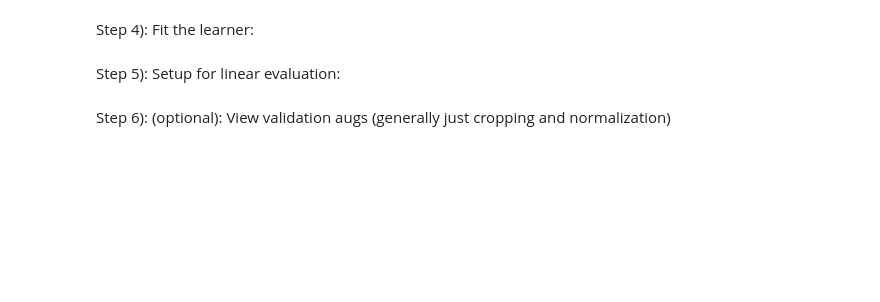
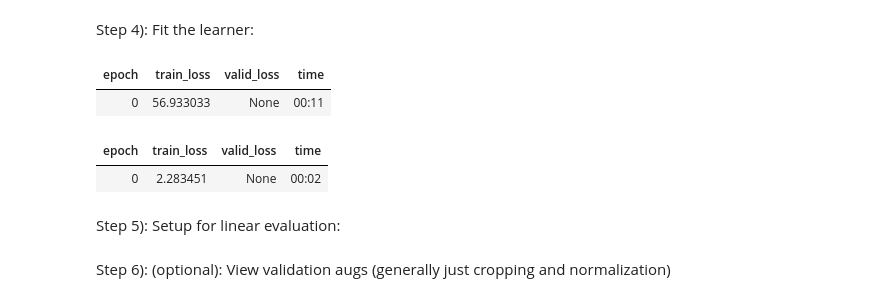
Before and after one commit to vu-nguyen-28/base_rbt, a Jupyter notebook: nbs/index.ipynb, the cells around one changed output. Saved outputs shown, nothing was run; the diff lists cells and outputs as text; code cells hidden in the pictures; blank space fills up the shorter version.

```diff
--- a/nbs/index.ipynb
+++ b/nbs/index.ipynb
@@ -341,7 +249,7 @@ Step 3): Define encoder and model; Define augmentation pipelines; Define learner
 fastai_encoder = create_fastai_encoder(xresnet18(),pretrained=False,n_in=n_in)
 
 #If we are using a different model, this call will just look like `create_rat_model(...)`
-model = create_p2barlow_twins_model(fastai_encoder, hidden_size=ps,projection_size=ps,nlayers=3)
+model = create_barlow_twins_model(fastai_encoder, hidden_size=ps,projection_size=ps,nlayers=3)
 test(model.training,True,cmp=operator.eq,cname='model not in training mode')
 
 aug_pipelines_1 = get_barlow_twins_aug_pipelines(size=size,
@@ -376,3 +302,10 @@ Step 4): Fit the learner:
+# %%
+learn.fit(1)
+# %% [output]
+| epoch | train_loss | valid_loss | time |
+| 0 | 56.933033 | None | 00:11 |
+| epoch | train_loss | valid_loss | time |
+| 0 | 2.283451 | None | 00:02 |
 # %% [markdown]
 Step 5): Setup for linear evaluation:
 # %%
```
Also changed, not shown: parts of 17 cells of this notebook, 5 other files.
